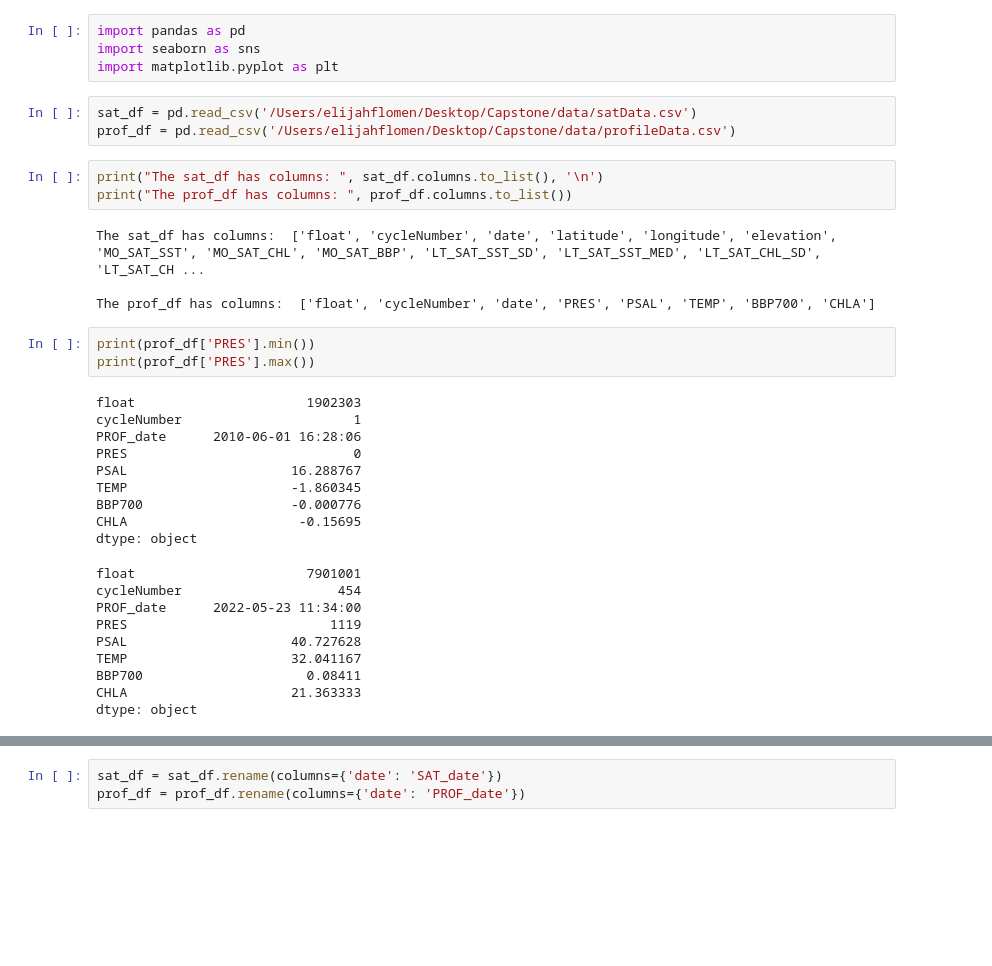
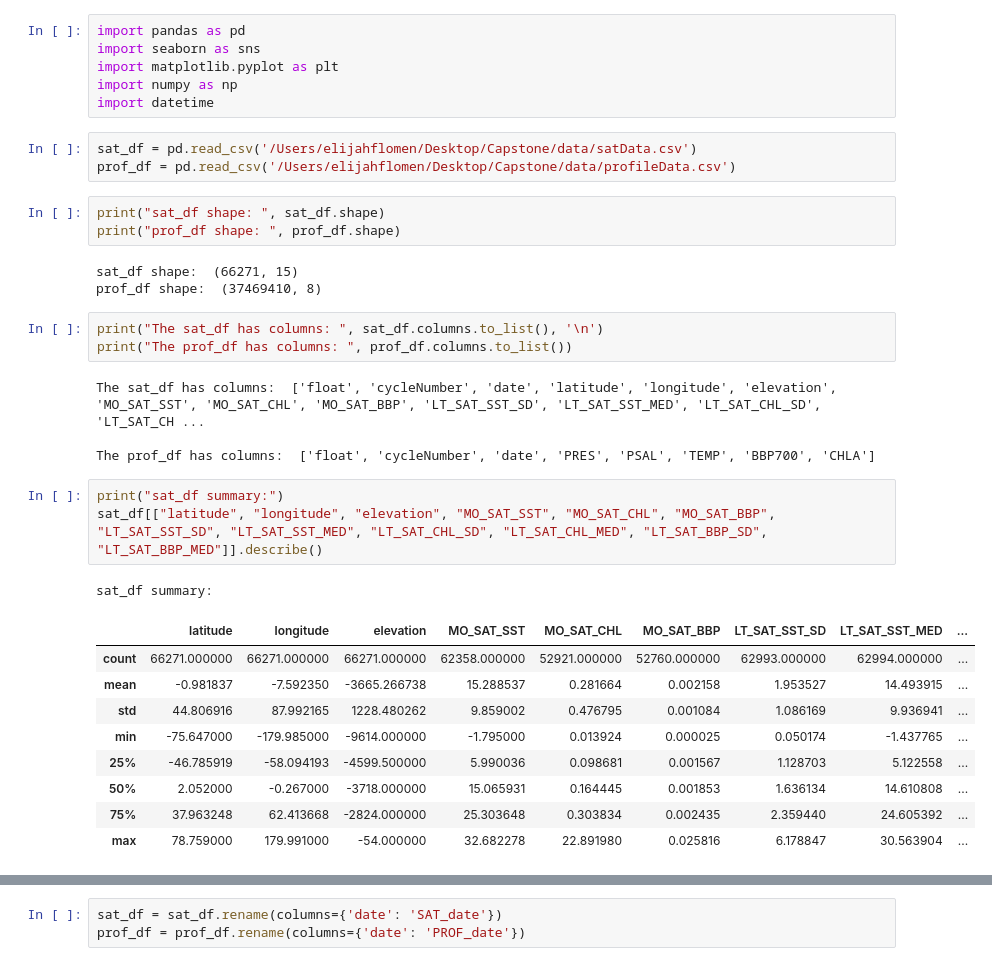
Before and after one commit to gnyirjesy/ocean-depth-characterization, a Jupyter notebook: EDA/elijah_EDA.ipynb, the cells around one changed output, grey strips where cells are left out. Cells and saved outputs as stored; diff of their text form; blank space fills up the shorter version.

```diff
--- a/EDA/elijah_EDA.ipynb
+++ b/EDA/elijah_EDA.ipynb
@@ -2,9 +2,17 @@
 import pandas as pd
 import seaborn as sns
 import matplotlib.pyplot as plt
+import numpy as np
+import datetime
 # %%
 sat_df = pd.read_csv('/Users/elijahflomen/Desktop/Capstone/data/satData.csv')
 prof_df = pd.read_csv('/Users/elijahflomen/Desktop/Capstone/data/profileData.csv')
+# %%
+print("sat_df shape: ", sat_df.shape)
+print("prof_df shape: ", prof_df.shape)
+# %% [output]
+sat_df shape:  (66271, 15)
+prof_df shape:  (37469410, 8)
 # %%
 print("The sat_df has columns: ", sat_df.columns.to_list(), '\n')
 print("The prof_df has columns: ", prof_df.columns.to_list())
@@ -12,25 +20,17 @@ print("The prof_df has columns: ", prof_df.columns.to_list())
 The sat_df has columns:  ['float', 'cycleNumber', 'date', 'latitude', 'longitude', 'elevation', 'MO_SAT_SST', 'MO_SAT_CHL', 'MO_SAT_BBP', 'LT_SAT_SST_SD', 'LT_SAT_SST_MED', 'LT_SAT_CHL_SD', 'LT_SAT_CH ...
 
 The prof_df has columns:  ['float', 'cycleNumber', 'date', 'PRES', 'PSAL', 'TEMP', 'BBP700', 'CHLA']
-# %%
-print(prof_df['PRES'].min())
-print(prof_df['PRES'].max())
-# %% [output]
-float                      1902303
-cycleNumber                      1
-PROF_date      2010-06-01 16:28:06
-PRES                             0
-PSAL                     16.288767
-TEMP                     -1.860345
-BBP700                   -0.000776
-CHLA                      -0.15695
-dtype: object
-float                      7901001
-cycleNumber                    454
-PROF_date      2022-05-23 11:34:00
-PRES                          1119
-PSAL                     40.727628
-TEMP                     32.041167
-BBP700                     0.08411
-CHLA                     21.363333
-dtype: object
+# %%
+print("sat_df summary:")
+sat_df[["latitude", "longitude", "elevation", "MO_SAT_SST", "MO_SAT_CHL", "MO_SAT_BBP", "LT_SAT_SST_SD", "LT_SAT_SST_MED", "LT_SAT_CHL_SD", "LT_SAT_CHL_MED", "LT_SAT_BBP_SD", "LT_SAT_BBP_MED"]].describe()
+# %% [output]
+sat_df summary:
+|  | latitude | longitude | elevation | MO_SAT_SST | MO_SAT_CHL | MO_SAT_BBP | LT_SAT_SST_SD | LT_SAT_SST_MED | ... |
+| count | 66271.000000 | 66271.000000 | 66271.000000 | 62358.000000 | 52921.000000 | 52760.000000 | 62993.000000 | 62994.000000 | ... |
+| mean | -0.981837 | -7.592350 | -3665.266738 | 15.288537 | 0.281664 | 0.002158 | 1.953527 | 14.493915 | ... |
+| std | 44.806916 | 87.992165 | 1228.480262 | 9.859002 | 0.476795 | 0.001084 | 1.086169 | 9.936941 | ... |
+| min | -75.647000 | -179.985000 | -9614.000000 | -1.795000 | 0.013924 | 0.000025 | 0.050174 | -1.437765 | ... |
+| 25% | -46.785919 | -58.094193 | -4599.500000 | 5.990036 | 0.098681 | 0.001567 | 1.128703 | 5.122558 | ... |
+| 50% | 2.052000 | -0.267000 | -3718.000000 | 15.065931 | 0.164445 | 0.001853 | 1.636134 | 14.610808 | ... |
+| 75% | 37.963248 | 62.413668 | -2824.000000 | 25.303648 | 0.303834 | 0.002435 | 2.359440 | 24.605392 | ... |
+| max | 78.759000 | 179.991000 | -54.000000 | 32.682278 | 22.891980 | 0.025816 | 6.178847 | 30.563904 | ... |
```
Also changed, not shown: parts of 12 cells of this notebook, 1 other file.
